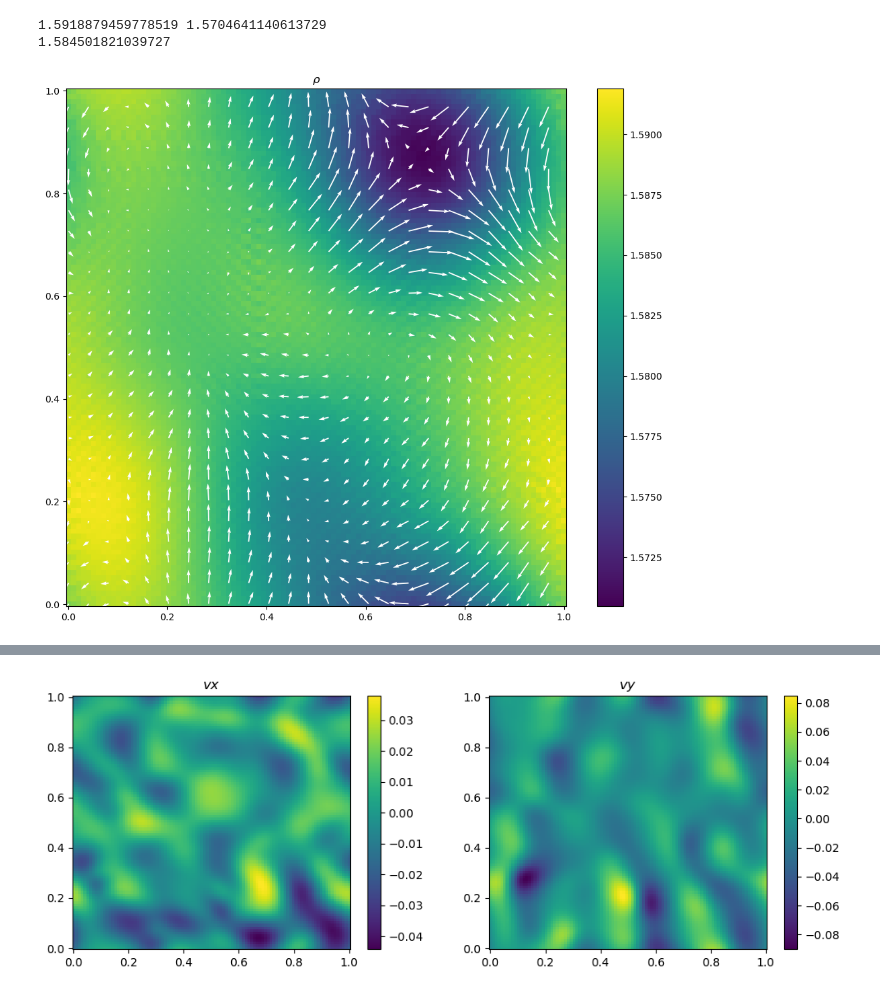
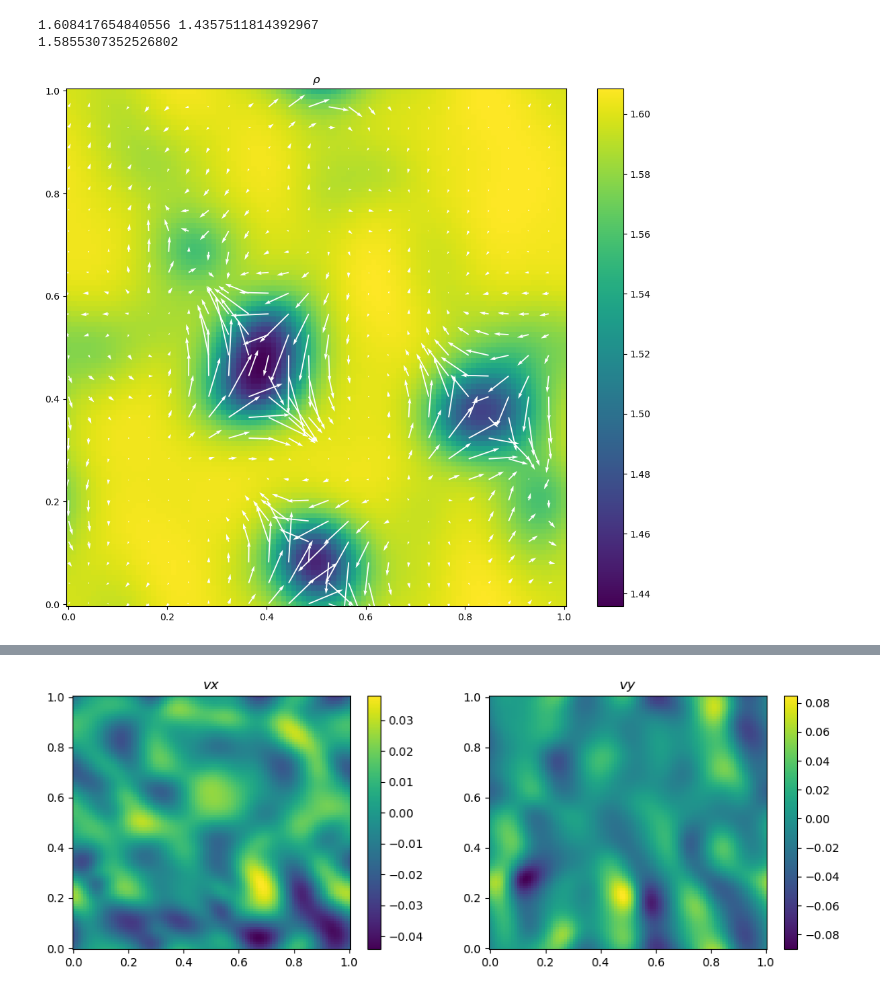
Before and after one commit to toshi-physics/myPSS, a Jupyter notebook: analysis/model_Q_v_rho/display_model_Q_v_rho.ipynb, the cells around one changed output, grey strips where cells are left out. Cells and saved outputs as stored; diff of their text form; code cells hidden in the pictures.

```diff
--- a/analysis/model_Q_v_rho/display_model_Q_v_rho.ipynb
+++ b/analysis/model_Q_v_rho/display_model_Q_v_rho.ipynb
@@ -10,11 +10,11 @@ rhoseed = 2.0 #0.9#0.16
 Pii     = 0.1
 
 lp = 1
-lq = 0.1
-ld = 2
-lc = 2
+lq = 0.5
+ld = 0.1
+lc = 1
 
-pdir = '../../data/model_Q_v_rho/gamma0_{:1.1f}_rhoseed_{}_pi_{:1.1f}/lp_{:1.2f}_lq_{:1.2f}_ld_{:1.2f}_lc_{:1.2f}/run_{:d}/'.format(Gamma0, rhoseed, Pii, lp, lq, ld, lc, run)
+pdir = '../../data/model_Q_v_rho_heaviside/gamma0_{:1.1f}_rhoseed_{}_pi_{:1.1f}/lp_{:1.2f}_lq_{:1.2f}_ld_{:1.2f}_lc_{:1.2f}/run_{:d}/'.format(Gamma0, rhoseed, Pii, lp, lq, ld, lc, run)
 
 datadir = pdir+'data/'
 
@@ -48,30 +48,30 @@ times = np.arange(0, n_dump, 1)*dt_dump
 # %%
 import matplotlib.pyplot as plt
 from matplotlib.colors import LinearSegmentedColormap
 
 fig, ax=plt.subplots(figsize=(12,10))
 #colors = ['#c1272d', '#eecc16','#008176','#0000a7']
 #cmap1 = LinearSegmentedColormap.from_list("mycmap", colors)
-n=1999
+n=823
 
 field = np.loadtxt(datadir+'rho.csv.{:d}'.format(n), delimiter=',')
 vx = np.loadtxt(datadir+'vx.csv.{:d}'.format(n), delimiter=',')
 vy = np.loadtxt(datadir+'vy.csv.{:d}'.format(n), delimiter=',')
 p_factor = 4
 vx = pixelate(vx, p_factor)
 vy = pixelate(vy, p_factor)
 
 fmax = np.max(field); fmin=np.min(field); print(fmax, fmin)
 print(np.average(field))
 #ctrf = [ax.pcolormesh(xv, yv, S_sqrd[i], cmap=cmap1, vmin=0, vmax=Smax), ax.quiver(xv,yv,nx[i],ny[i], color='w')]
 ctrf = [ax.pcolormesh(xv, yv, field, vmin=fmin, vmax=fmax), ax.quiver(xv[::p_factor, ::p_factor], yv[::p_factor, ::p_factor], vx[::p_factor, ::p_factor], vy[::p_factor, ::p_factor], color='w')]
 plt.colorbar(ctrf[0])
 plt.title(r"$\rho$")
 plt.show()
 # %% [output]
-1.5918879459778519 1.5704641140613729
-1.584501821039727
+1.608417654840556 1.4357511814392967
+1.5855307352526802
-[figure, old version]
+[figure, new version]
 # %%
 Rho = np.loadtxt(pdir+'/processed_data/meanrho.csv', delimiter=',')
 print(Rho[0])
```
Also changed, not shown: parts of 3 cells of this notebook, 7 other files.
